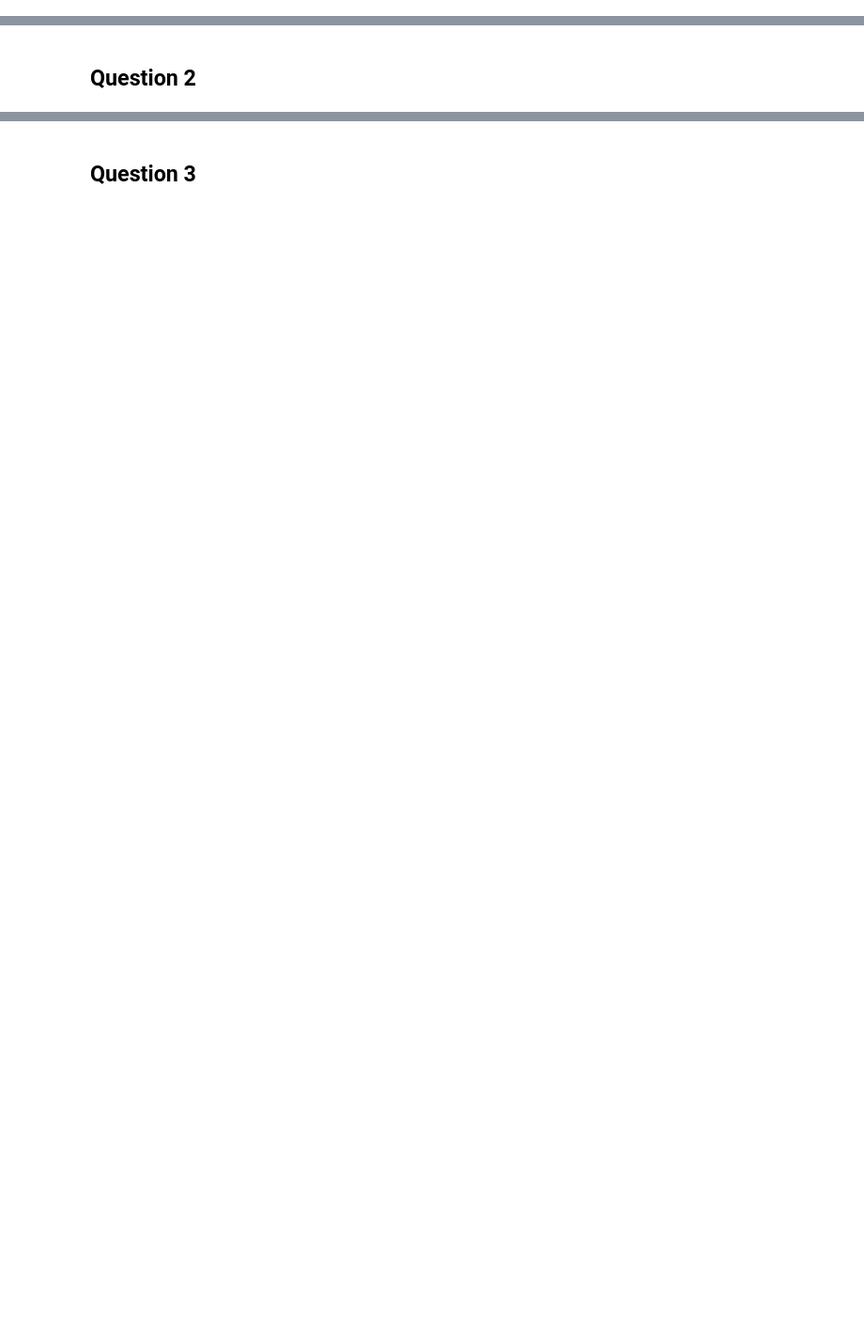
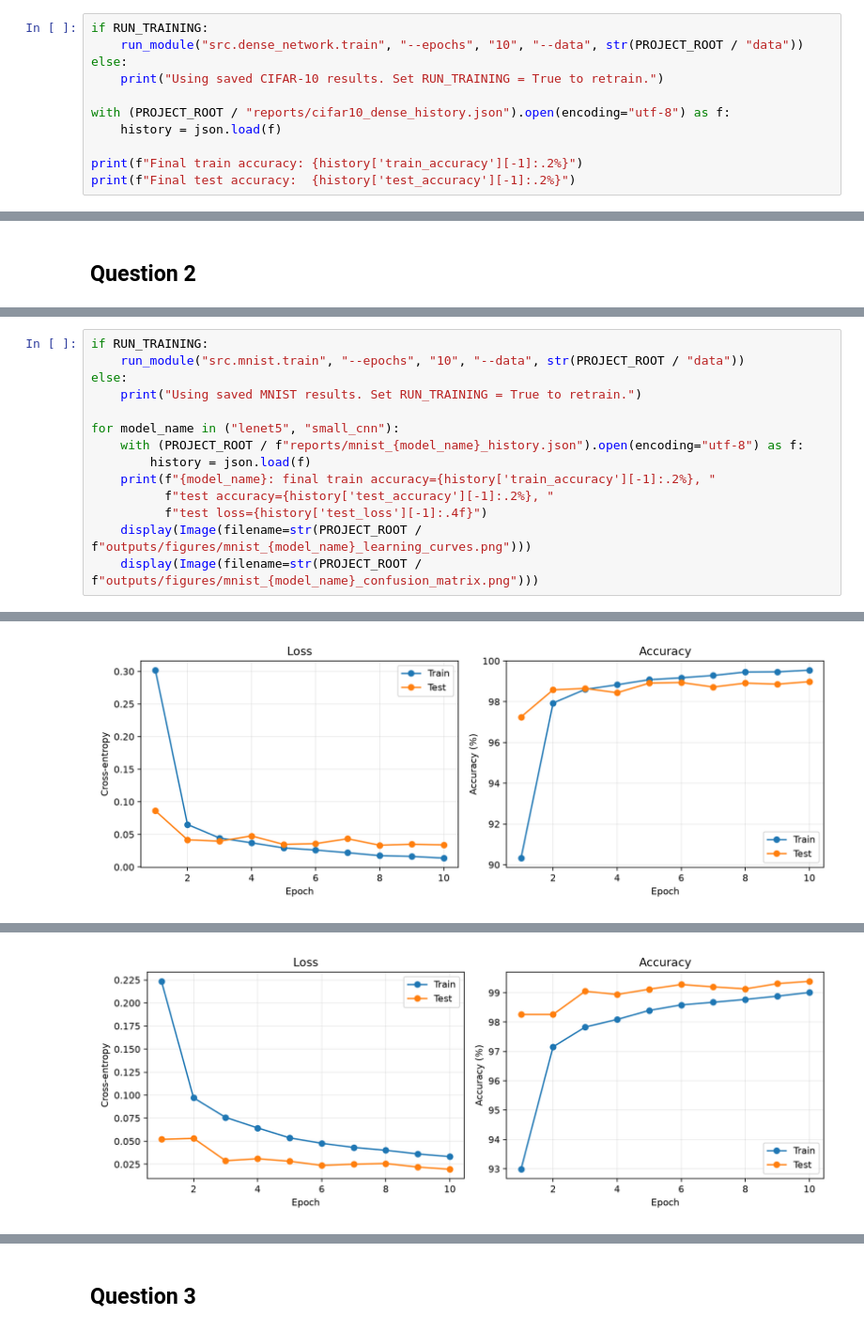
Before and after one commit to jaindusamaranayaka/EN3160-Neural-Networks, a Jupyter notebook: notebooks/assignment_03_initial_parts.ipynb, the cells around one changed output, grey strips where cells are left out. Shown at 94% size. Drawn from its saved outputs; the diff is of its cells as text; blank space fills up the shorter version.

```diff
--- a/notebooks/assignment_03_initial_parts.ipynb
+++ b/notebooks/assignment_03_initial_parts.ipynb
@@ -41,0 +93,11 @@ optimizer = optim.SGD(model.parameters(), lr=0.01, momentum=0.9)
+# %%
+if RUN_TRAINING:
+    run_module("src.dense_network.train", "--epochs", "10", "--data", str(PROJECT_ROOT / "data"))
+else:
+    print("Using saved CIFAR-10 results. Set RUN_TRAINING = True to retrain.")
+
+with (PROJECT_ROOT / "reports/cifar10_dense_history.json").open(encoding="utf-8") as f:
+    history = json.load(f)
+
+print(f"Final train accuracy: {history['train_accuracy'][-1]:.2%}")
+print(f"Final test accuracy:  {history['test_accuracy'][-1]:.2%}")
@@ -116,0 +142,15 @@ small_cnn = SmallCNN()
+# %%
+if RUN_TRAINING:
+    run_module("src.mnist.train", "--epochs", "10", "--data", str(PROJECT_ROOT / "data"))
+else:
+    print("Using saved MNIST results. Set RUN_TRAINING = True to retrain.")
+
+for model_name in ("lenet5", "small_cnn"):
+    with (PROJECT_ROOT / f"reports/mnist_{model_name}_history.json").open(encoding="utf-8") as f:
+        history = json.load(f)
+    print(f"{model_name}: final train accuracy={history['train_accuracy'][-1]:.2%}, "
+          f"test accuracy={history['test_accuracy'][-1]:.2%}, "
+          f"test loss={history['test_loss'][-1]:.4f}")
+    display(Image(filename=str(PROJECT_ROOT / f"outputs/figures/mnist_{model_name}_learning_curves.png")))
+    display(Image(filename=str(PROJECT_ROOT / f"outputs/figures/mnist_{model_name}_confusion_matrix.png")))
+# %% [output]
@@ -116,0 +159 @@ small_cnn = SmallCNN()
+[figure, added]
@@ -116,0 +162 @@ small_cnn = SmallCNN()
+[figure, added]
```
Also changed, not shown: parts of 18 cells of this notebook, 32 other files.
